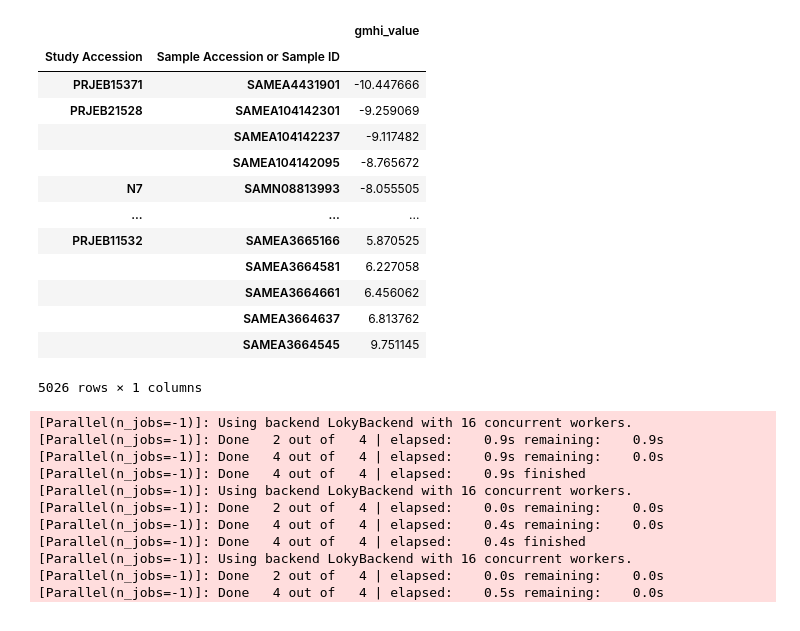
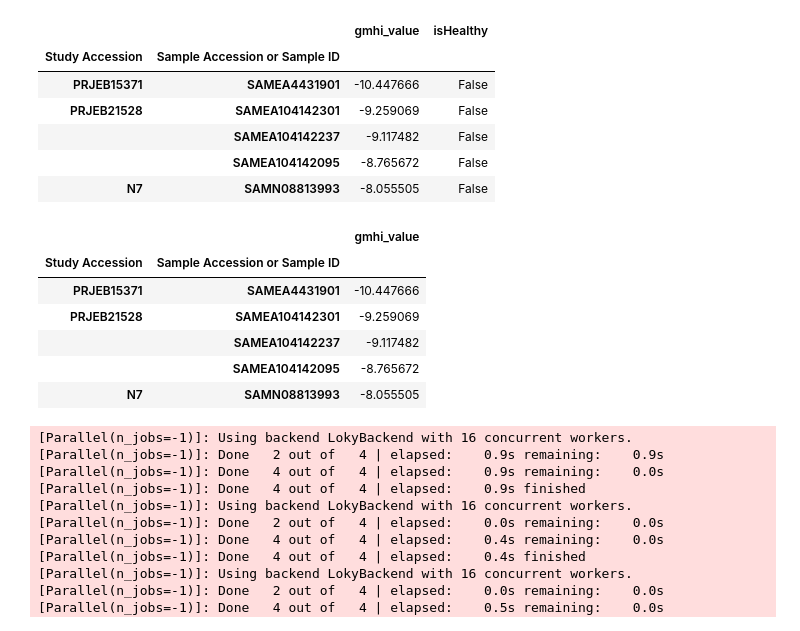
Before and after one commit to danielchang2002/GMHI2-Scratchpad, a Jupyter notebook: src/clustering.ipynb, the cells around one changed output. Drawn from its saved outputs; the diff is of its cells as text; code cells hidden in the pictures.

```diff
--- a/src/clustering.ipynb
+++ b/src/clustering.ipynb
@@ -15,30 +15,37 @@ fit_intercept=True, max_iter=700, random_state=42, # l1_ratio=0.8,
 # %%
 X, y = functions.load_taxonomy(boolean=True)
 # %%
-def get_gmhi_values(logreg, X, y):
+def get_gmhi_values(logreg, X, y, use_y=False):
     logreg.fit(X, y)
     gmhi_values = pd.DataFrame(logreg.decision_function(X))
     gmhi_values.columns = ['gmhi_value']
     gmhi_values.index = X.index
+    if use_y:
+        gmhi_values['isHealthy'] = y
     return gmhi_values.sort_values('gmhi_value')
+# %%
+gmhi_values_with_y = get_gmhi_values(logreg, X, y, use_y=True)
+gmhi_values_with_y.to_csv(config.OUTPUT_DIR + "gmhi_values.csv")
+gmhi_values_with_y.head()
+# %% [output]
+|  |  | gmhi_value | isHealthy |
+| Study Accession | Sample Accession or Sample ID |  |  |
+| PRJEB15371 | SAMEA4431901 | -10.447666 | False |
+| PRJEB21528 | SAMEA104142301 | -9.259069 | False |
+|  | SAMEA104142237 | -9.117482 | False |
+|  | SAMEA104142095 | -8.765672 | False |
+| N7 | SAMN08813993 | -8.055505 | False |
 # %%
 gmhi_values = get_gmhi_values(logreg, X, y)
-gmhi_values
+gmhi_values.head()
 # %% [output]
 |  |  | gmhi_value |
 | Study Accession | Sample Accession or Sample ID |  |
 | PRJEB15371 | SAMEA4431901 | -10.447666 |
 | PRJEB21528 | SAMEA104142301 | -9.259069 |
 |  | SAMEA104142237 | -9.117482 |
 |  | SAMEA104142095 | -8.765672 |
 | N7 | SAMN08813993 | -8.055505 |
-| ... | ... | ... |
-| PRJEB11532 | SAMEA3665166 | 5.870525 |
-|  | SAMEA3664581 | 6.227058 |
-|  | SAMEA3664661 | 6.456062 |
-|  | SAMEA3664637 | 6.813762 |
-|  | SAMEA3664545 | 9.751145 |
-5026 rows × 1 columns
 # %%
 from sklearn.manifold import MDS
 from sklearn.metrics import pairwise_distances
```
Also changed, not shown: 6 other files.
